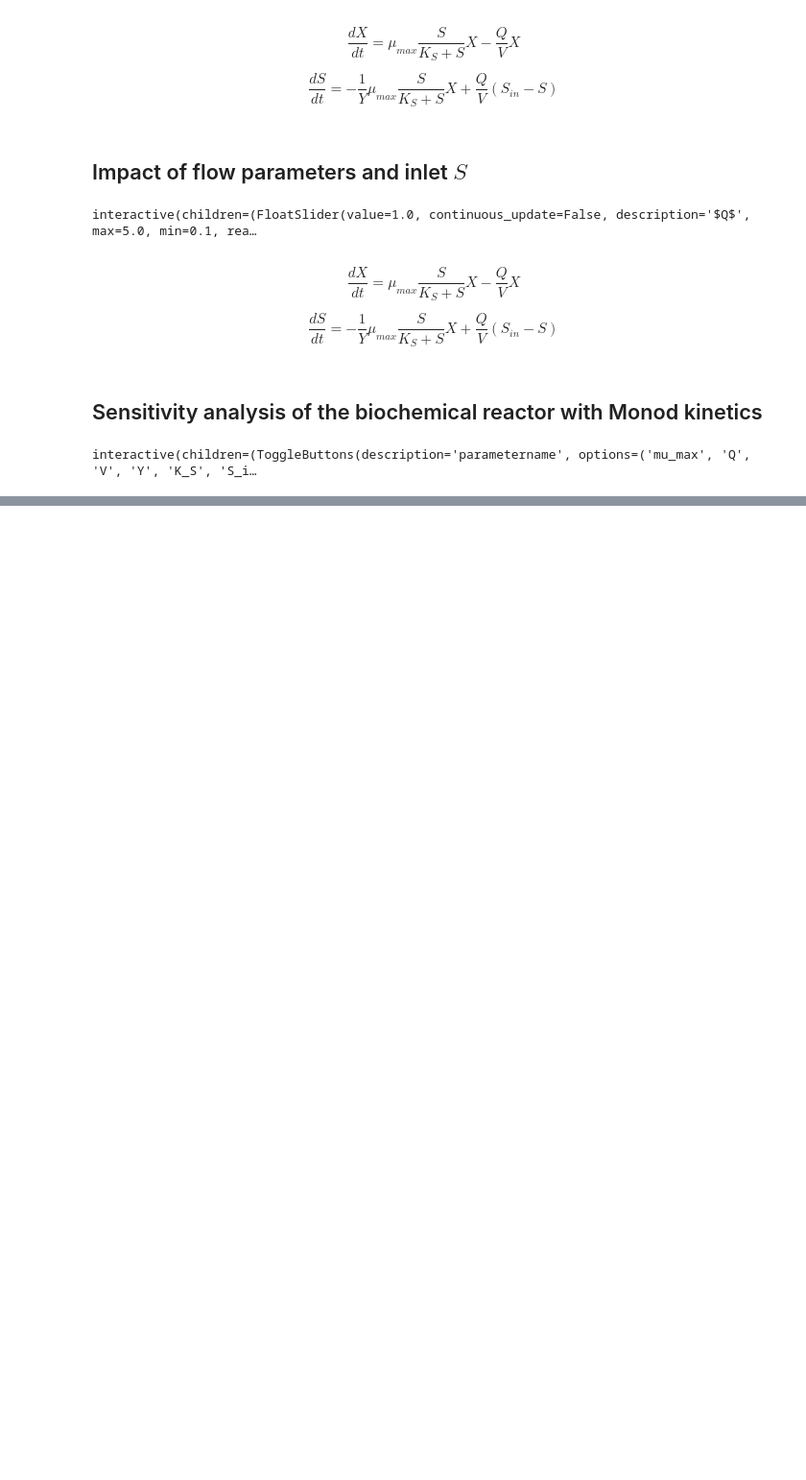
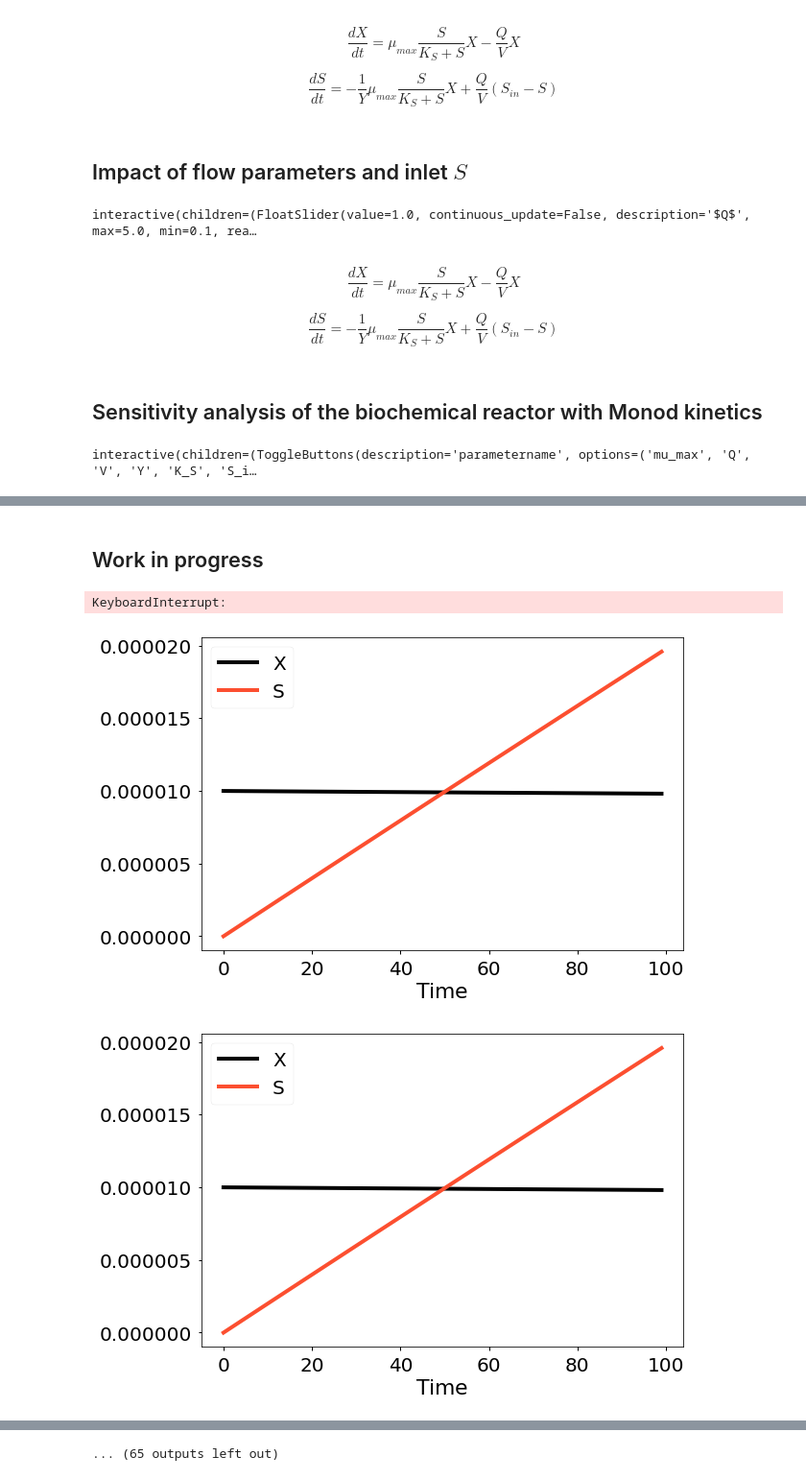
Before and after one commit to davidfernand/modsim_demos, a Jupyter notebook: 2021_2022/monod.ipynb, the cells around one changed output, grey strips where cells are left out. Shown at 96% size. Cells and saved outputs as stored; diff of their text form; code cells hidden in the pictures; blank space fills up the shorter version.

```diff
--- a/2021_2022/monod.ipynb
+++ b/2021_2022/monod.ipynb
@@ -124,0 +127,4 @@ interactive(children=(ToggleButtons(description='parametername', options=('mu_ma
+# %%
+model_name = "monod"
+with open(os.path.join(os.curdir, "data", model_name+"_functioncall.txt"), "r") as text_file:
+    print(text_file.read())
@@ -124,0 +140,37 @@ interactive(children=(ToggleButtons(description='parametername', options=('mu_ma
+# %%
+noise_level = 0.1
+thepath = os.path.join(os.curdir, "data", model_name+"_data_noisy_{}.csv".format(noise_level))
+df_noisy = pd.read_csv(thepath, index_col=0)
+# %%
+def sim_model(args):
+    mu_max, K_S = args
+    sim = general_functions.model(
+    np.arange(0, 100, 1), # Timesteps
+    [1e-5, 0], # Initial conditions
+    ['X','S'], # Variable names
+    function_derivatives, # Function derivatives
+    returnDataFrame=True, plotresults=True,
+    # Specify parameter values
+    mu_max=mu_max, Q=1, V=5000, Y=0.5, K_S=K_S, S_in=0.001)
+    return sim
+
+def optimizer(args, obj_func=general_functions.sse, data=df_noisy):
+    sim = sim_model(args)
+    return obj_func(sim[["X", "S"]], data[["X", "S"]])
+# %% [markdown]
+## Work in progress
+# %%
+'''
+x0 = [1, 1]
+parameters,results = general_functions.track_calib(optimizer,
+    x0, param_names=['mu_max', 'K_S'], method='Nelder-Mead')
+interact(general_functions.plot_calib,
+         parameters=fixed(parameters), results=fixed(results),
+         i=IntSlider(value=0, min=0, max=parameters.shape[0]-1, step=1, continuous_update=False),
+         data=fixed(df_noisy), sim_model=fixed(sim_model))
+#general_functions.plot_calib(parameters, results, parameters.shape[0]-1, df_noisy)
+'''
+# %% [output]
+KeyboardInterrupt:
+[figure, added]
+[figure, added]
@@ -124,0 +186 @@ interactive(children=(ToggleButtons(description='parametername', options=('mu_ma
+... (65 outputs left out)
```
Also changed, not shown: parts of 4 cells of this notebook, 5 other files.
